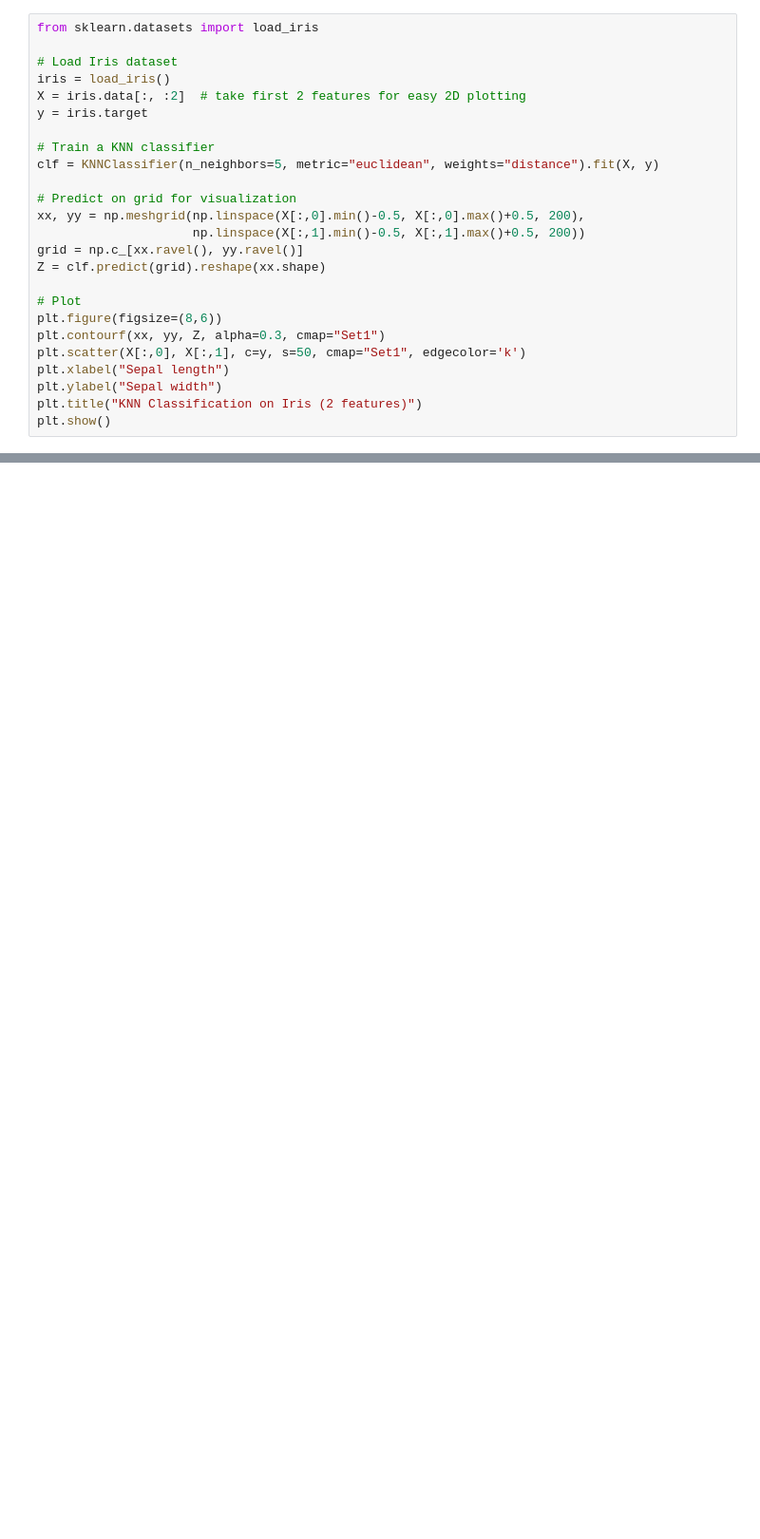
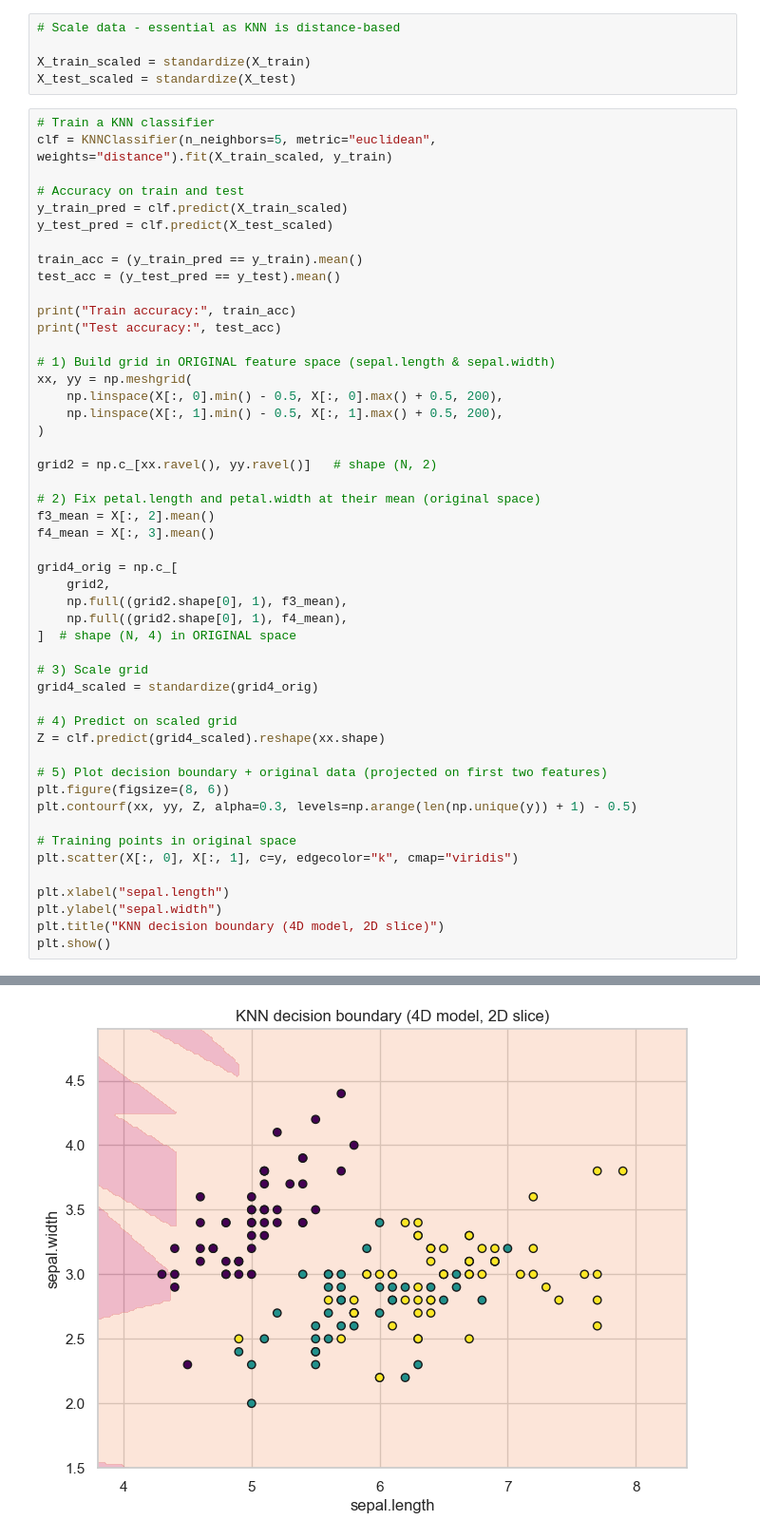
Before and after one commit to gwenfitz/fitzsimmons-cmor-438, a Jupyter notebook: notebooks/supervised_learning/knn_example/knn_example.ipynb, the cells around one changed output, grey strips where cells are left out. Shown: that part at 95% size. Saved outputs shown, nothing was run; the diff lists cells and outputs as text; blank space fills up the shorter version.

Commit message:
updated KNN example and decision tree

```diff
--- a/notebooks/supervised_learning/knn_example/knn_example.ipynb
+++ b/notebooks/supervised_learning/knn_example/knn_example.ipynb
@@ -14,25 +44,55 @@ sns.set(style="whitegrid")
+# %%
+# Scale data - essential as KNN is distance-based
+
+X_train_scaled = standardize(X_train)
+X_test_scaled = standardize(X_test)
 # %%
-from sklearn.datasets import load_iris
+# Train a KNN classifier
+clf = KNNClassifier(n_neighbors=5, metric="euclidean", weights="distance").fit(X_train_scaled, y_train)
 
-# Load Iris dataset
-iris = load_iris()
-X = iris.data[:, :2]  # take first 2 features for easy 2D plotting
-y = iris.target
+# Accuracy on train and test
+y_train_pred = clf.predict(X_train_scaled)
+y_test_pred = clf.predict(X_test_scaled)
 
-# Train a KNN classifier
-clf = KNNClassifier(n_neighbors=5, metric="euclidean", weights="distance").fit(X, y)
+train_acc = (y_train_pred == y_train).mean()
+test_acc = (y_test_pred == y_test).mean()
 
-# Predict on grid for visualization
-xx, yy = np.meshgrid(np.linspace(X[:,0].min()-0.5, X[:,0].max()+0.5, 200),
-                     np.linspace(X[:,1].min()-0.5, X[:,1].max()+0.5, 200))
-grid = np.c_[xx.ravel(), yy.ravel()]
-Z = clf.predict(grid).reshape(xx.shape)
+print("Train accuracy:", train_acc)
+print("Test accuracy:", test_acc)
 
-# Plot
-plt.figure(figsize=(8,6))
-plt.contourf(xx, yy, Z, alpha=0.3, cmap="Set1")
-plt.scatter(X[:,0], X[:,1], c=y, s=50, cmap="Set1", edgecolor='k')
-plt.xlabel("Sepal length")
-plt.ylabel("Sepal width")
-plt.title("KNN Classification on Iris (2 features)")
+# 1) Build grid in ORIGINAL feature space (sepal.length & sepal.width)
+xx, yy = np.meshgrid(
+    np.linspace(X[:, 0].min() - 0.5, X[:, 0].max() + 0.5, 200),
+    np.linspace(X[:, 1].min() - 0.5, X[:, 1].max() + 0.5, 200),
+)
+
+grid2 = np.c_[xx.ravel(), yy.ravel()]   # shape (N, 2)
+
+# 2) Fix petal.length and petal.width at their mean (original space)
+f3_mean = X[:, 2].mean()
+f4_mean = X[:, 3].mean()
+
+grid4_orig = np.c_[
+    grid2,
+    np.full((grid2.shape[0], 1), f3_mean),
+    np.full((grid2.shape[0], 1), f4_mean),
+]  # shape (N, 4) in ORIGINAL space
+
+# 3) Scale grid
+grid4_scaled = standardize(grid4_orig)
+
+# 4) Predict on scaled grid
+Z = clf.predict(grid4_scaled).reshape(xx.shape)
+
+# 5) Plot decision boundary + original data (projected on first two features)
+plt.figure(figsize=(8, 6))
+plt.contourf(xx, yy, Z, alpha=0.3, levels=np.arange(len(np.unique(y)) + 1) - 0.5)
+
+# Training points in original space
+plt.scatter(X[:, 0], X[:, 1], c=y, edgecolor="k", cmap="viridis")
+
+plt.xlabel("sepal.length")
+plt.ylabel("sepal.width")
+plt.title("KNN decision boundary (4D model, 2D slice)")
 plt.show()
+# %% [output]
@@ -39,3 +101,4 @@ plt.show()
+[figure, added]
 # %%
 # Create a noisy sine wave
 np.random.seed(42)
```
Also changed, not shown: parts of 5 cells of this notebook, 7 other files.
